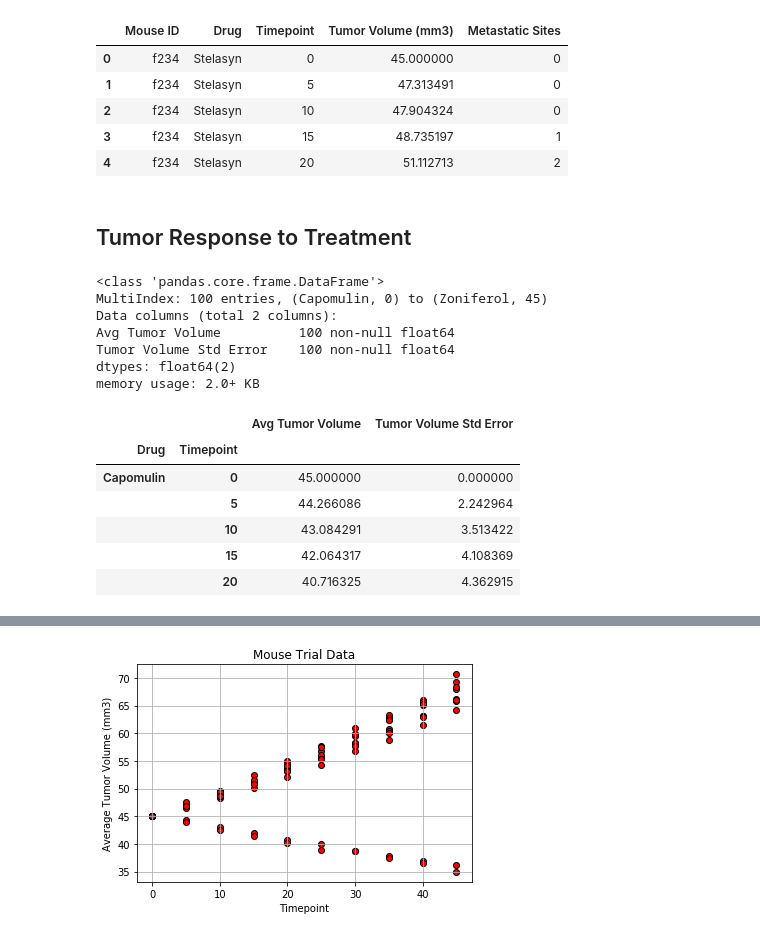
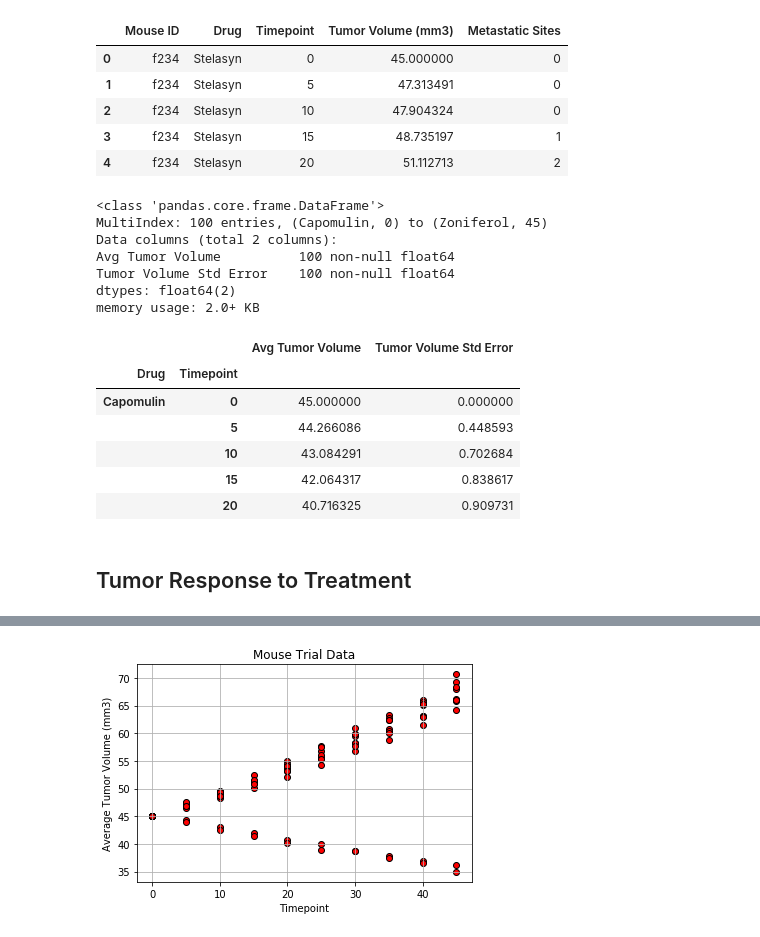
Before and after one commit to gwathen2019/matplotlib-challenge, a Jupyter notebook: Pymaceuticals/matplotlib-pymaceuticals.ipynb, the cells around one changed output, grey strips where cells are left out. Drawn from its saved outputs; the diff is of its cells as text; code cells hidden in the pictures.

```diff
--- a/Pymaceuticals/matplotlib-pymaceuticals.ipynb
+++ b/Pymaceuticals/matplotlib-pymaceuticals.ipynb
@@ -63,37 +63,38 @@ memory usage: 89.3+ KB
 | 2 | f234 | Stelasyn | 10 | 47.904324 | 0 |
 | 3 | f234 | Stelasyn | 15 | 48.735197 | 1 |
 | 4 | f234 | Stelasyn | 20 | 51.112713 | 2 |
+# %%
+# Store the Data Grouped by Drug and Timepoint
+group_trial = mouse_trial_df.groupby (["Drug","Timepoint"])
+
+#Calculate mean and standard error
+avg_tumor_vol = group_trial["Tumor Volume (mm3)"].mean()
+ste_tumor_vol = group_trial["Tumor Volume (mm3)"].sem()
+
+# Convert to DataFrame
+group_trial_df = pd.DataFrame({"Avg Tumor Volume": avg_tumor_vol,
+                              "Tumor Volume Std Error": ste_tumor_vol})
+
+# Preview DataFrame
+group_trial_df.info()
+group_trial_df.head()
+# %% [output]
+<class 'pandas.core.frame.DataFrame'>
+MultiIndex: 100 entries, (Capomulin, 0) to (Zoniferol, 45)
+Data columns (total 2 columns):
+Avg Tumor Volume          100 non-null float64
+Tumor Volume Std Error    100 non-null float64
+dtypes: float64(2)
+memory usage: 2.0+ KB
+|  |  | Avg Tumor Volume | Tumor Volume Std Error |
+| Drug | Timepoint |  |  |
+| Capomulin | 0 | 45.000000 | 0.000000 |
+|  | 5 | 44.266086 | 0.448593 |
+|  | 10 | 43.084291 | 0.702684 |
+|  | 15 | 42.064317 | 0.838617 |
+|  | 20 | 40.716325 | 0.909731 |
 # %% [markdown]
 ## Tumor Response to Treatment
-# %%
-# Store the Mean Tumor Volume Data Grouped by Drug and Timepoint
-group_trial = mouse_trial_df.groupby (["Drug","Timepoint"])
-#timepoint = group_trial["Timepoint"]
-avg_tumor_vol = group_trial["Tumor Volume (mm3)"].agg(np.mean)
-ste_tumor_vol = group_trial["Tumor Volume (mm3)"].agg(np.std)
-#avg_tumor_vol
-# Convert to DataFrame
-group_trial_df = pd.DataFrame({"Avg Tumor Volume": avg_tumor_vol,
-                              "Tumor Volume Std Error": ste_tumor_vol})
-# Preview DataFrame
-
-group_trial_df.info()
-group_trial_df.head()
-# %% [output]
-<class 'pandas.core.frame.DataFrame'>
-MultiIndex: 100 entries, (Capomulin, 0) to (Zoniferol, 45)
-Data columns (total 2 columns):
-Avg Tumor Volume          100 non-null float64
-Tumor Volume Std Error    100 non-null float64
-dtypes: float64(2)
-memory usage: 2.0+ KB
-|  |  | Avg Tumor Volume | Tumor Volume Std Error |
-| Drug | Timepoint |  |  |
-| Capomulin | 0 | 45.000000 | 0.000000 |
-|  | 5 | 44.266086 | 2.242964 |
-|  | 10 | 43.084291 | 3.513422 |
-|  | 15 | 42.064317 | 4.108369 |
-|  | 20 | 40.716325 | 4.362915 |
 # %%
 # Minor Data Munging to Re-Format the Data Frames
 munged_data = group_trial_df.reset_index()
```
Also changed, not shown: parts of 14 cells of this notebook, 5 other files.
